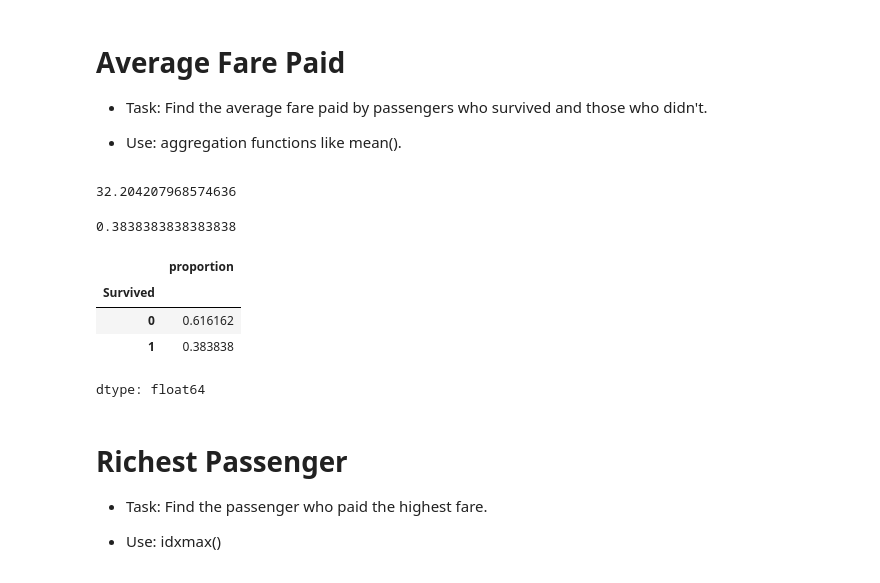
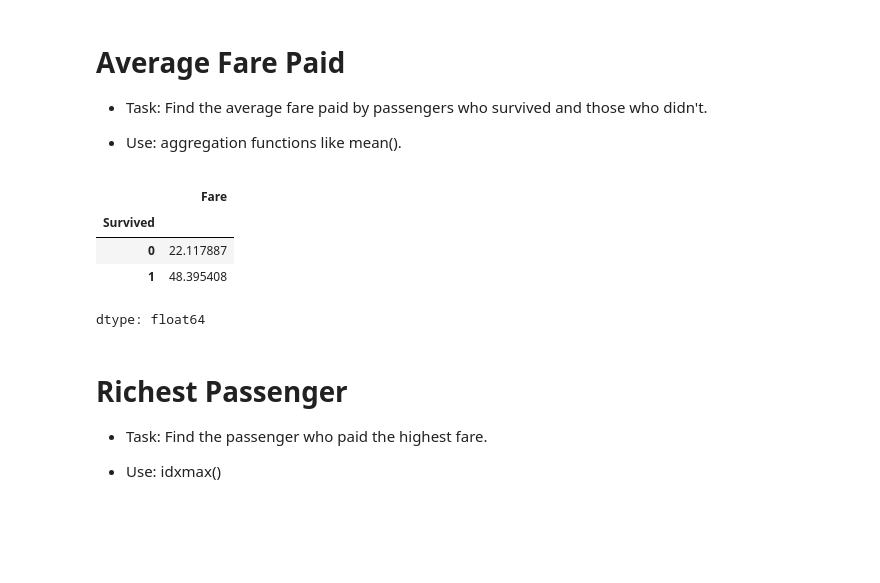
Before and after one commit to byambaa1982/python_cources_for_beginers, a Jupyter notebook: titanic_data_analysis/titanic_additional_tasks.ipynb, the cells around one changed output. Saved outputs shown, nothing was run; the diff lists cells and outputs as text; code cells hidden in the pictures; blank space fills up the shorter version.

```diff
--- a/titanic_data_analysis/titanic_additional_tasks.ipynb
+++ b/titanic_data_analysis/titanic_additional_tasks.ipynb
@@ -60,24 +60,15 @@ Text(0, 0.5, 'Age')
 - Task: Find the average fare paid by passengers who survived and those who didn't.
 
 - Use: aggregation functions like mean().
-# %%
-fare_df = df['Fare'].mean()
-fare_df
-# %% [output]
-32.204207968574636
 # %%
 # your code is here
-df['Survived'].mean()
+df.groupby('Survived')['Fare'].mean()
 # %% [output]
+|  | Fare |
+| Survived |  |
+| 0 | 22.117887 |
+| 1 | 48.395408 |
-0.3838383838383838
+dtype: float64
-# %%
-df['Survived'].value_counts('Fare')
-# %% [output]
-|  | proportion |
-| Survived |  |
-| 0 | 0.616162 |
-| 1 | 0.383838 |
-dtype: float64
 # %% [markdown]
 # Richest Passenger
 
```
Also changed, not shown: parts of 6 cells of this notebook.
